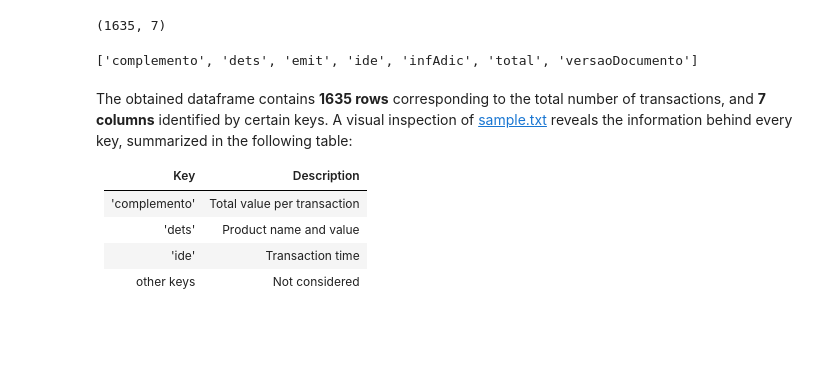
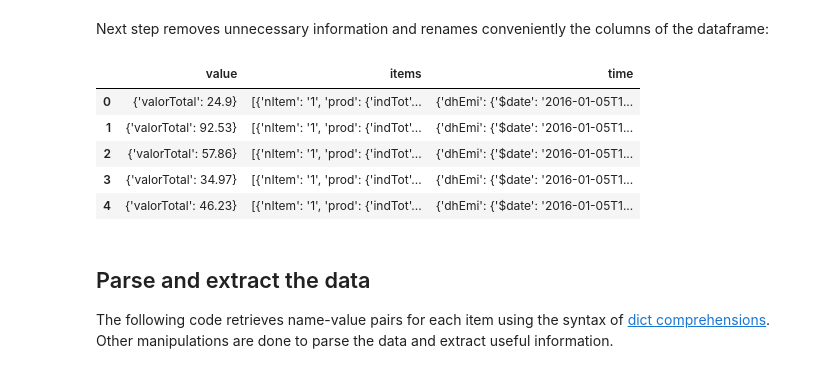
Before and after one commit to jruizvar/TOTVSLabs, a Jupyter notebook: solution.ipynb, the cells around one changed output. Cells and saved outputs as stored; diff of their text form; code cells hidden in the pictures; blank space fills up the shorter version.

```diff
--- a/solution.ipynb
+++ b/solution.ipynb
@@ -5,21 +8,4 @@ It is possible to use the Python library [Pandas](http://pandas.pydata.org) to r
 # %%
-import pandas
-
 data = pandas.read_json('sample.txt')
-
-data.shape
-# %% [output]
-(1635, 7)
-# %%
-data.columns.tolist()
-# %% [output]
-['complemento', 'dets', 'emit', 'ide', 'infAdic', 'total', 'versaoDocumento']
-# %% [markdown]
-The obtained dataframe contains **1635 rows** corresponding to the total number of transactions, and **7 columns** identified by certain keys. A visual inspection of [sample.txt](https://raw.githubusercontent.com/jruizvar/TOTVSLabs/python-pandas/sample.txt) reveals the information behind every key, summarized in the following table:
-
-| Key         | Description                |
-|-------------|----------------------------|
-|'complemento'| Total value per transaction|
-| 'dets'      | Product name and value     |
-| 'ide'       | Transaction time           |
-| other keys  | Not considered             |
+# %% [markdown]
+Next step removes unnecessary information and renames conveniently the columns of the dataframe:
@@ -25,0 +15,12 @@ The obtained dataframe contains **1635 rows** corresponding to the total number
+# %%
+data.head()
+# %% [output]
+|  | value | items | time |
+| 0 | {'valorTotal': 24.9} | [{'nItem': '1', 'prod': {'indTot'... | {'dhEmi': {'$date': '2016-01-05T1... |
+| 1 | {'valorTotal': 92.53} | [{'nItem': '1', 'prod': {'indTot'... | {'dhEmi': {'$date': '2016-01-05T1... |
+| 2 | {'valorTotal': 57.86} | [{'nItem': '1', 'prod': {'indTot'... | {'dhEmi': {'$date': '2016-01-05T1... |
+| 3 | {'valorTotal': 34.97} | [{'nItem': '1', 'prod': {'indTot'... | {'dhEmi': {'$date': '2016-01-05T1... |
+| 4 | {'valorTotal': 46.23} | [{'nItem': '1', 'prod': {'indTot'... | {'dhEmi': {'$date': '2016-01-05T1... |
+# %% [markdown]
+## Parse and extract the data
+The following code retrieves name-value pairs for each item using the syntax of [dict comprehensions](https://www.python.org/dev/peps/pep-0274/). Other manipulations are done to parse the data and extract useful information.
```
Also changed, not shown: parts of 22 cells of this notebook.
